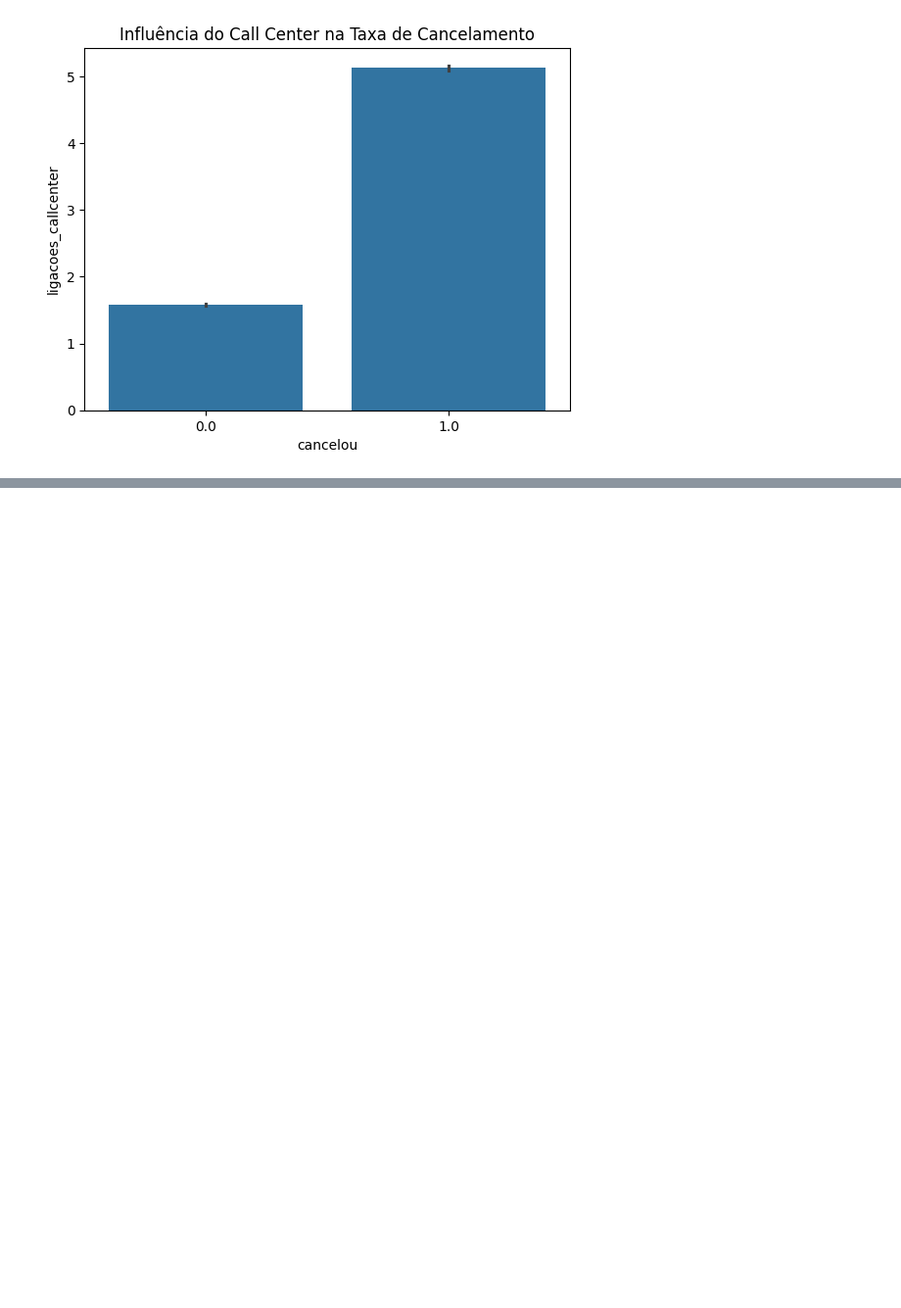
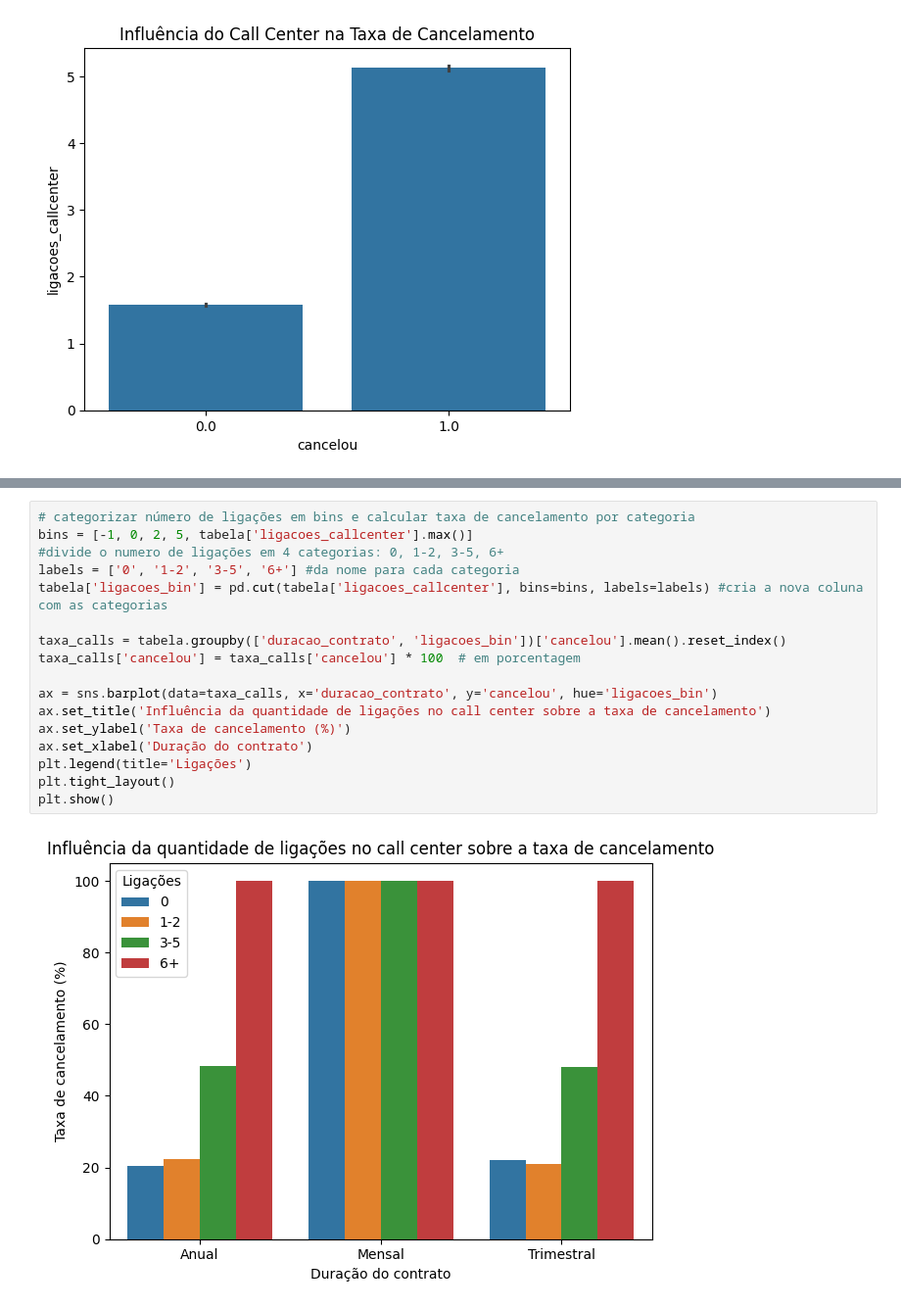
Before and after one commit to GbsOliveira/Projeto-Netflix, a Jupyter notebook: projeto.ipynb, the cells around one changed output, grey strips where cells are left out. Shown at 98% size. Drawn from its saved outputs; the diff is of its cells as text; blank space fills up the shorter version.

```diff
--- a/projeto.ipynb
+++ b/projeto.ipynb
@@ -85,0 +106,19 @@ Text(0.5, 1.0, 'Influência do Call Center na Taxa de Cancelamento')
+# %%
+# categorizar número de ligações em bins e calcular taxa de cancelamento por categoria
+bins = [-1, 0, 2, 5, tabela['ligacoes_callcenter'].max()]
+#divide o numero de ligações em 4 categorias: 0, 1-2, 3-5, 6+
+labels = ['0', '1-2', '3-5', '6+'] #da nome para cada categoria
+tabela['ligacoes_bin'] = pd.cut(tabela['ligacoes_callcenter'], bins=bins, labels=labels) #cria a nova coluna com as categorias
+
+taxa_calls = tabela.groupby(['duracao_contrato', 'ligacoes_bin'])['cancelou'].mean().reset_index()
+taxa_calls['cancelou'] = taxa_calls['cancelou'] * 100  # em porcentagem
+
+ax = sns.barplot(data=taxa_calls, x='duracao_contrato', y='cancelou', hue='ligacoes_bin')
+ax.set_title('Influência da quantidade de ligações no call center sobre a taxa de cancelamento')
+ax.set_ylabel('Taxa de cancelamento (%)')
+ax.set_xlabel('Duração do contrato')
+plt.legend(title='Ligações')
+plt.tight_layout()
+plt.show()
+# %% [output]
+[figure, added]
```
Also changed, not shown: parts of 2 cells of this notebook.
